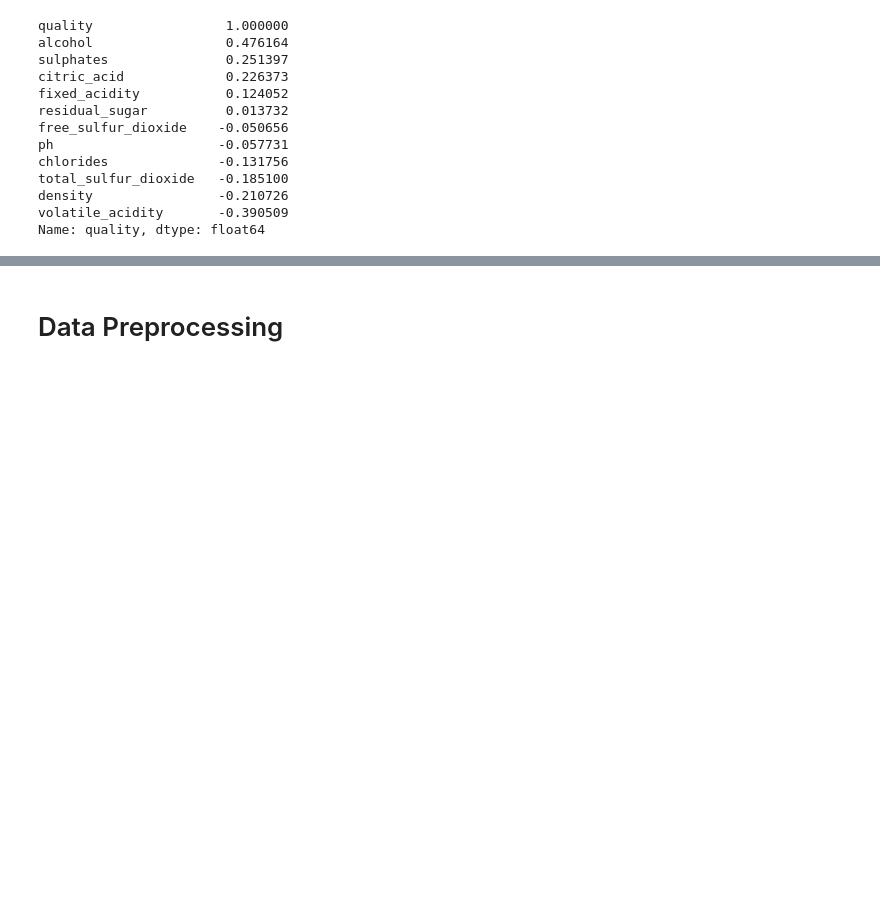
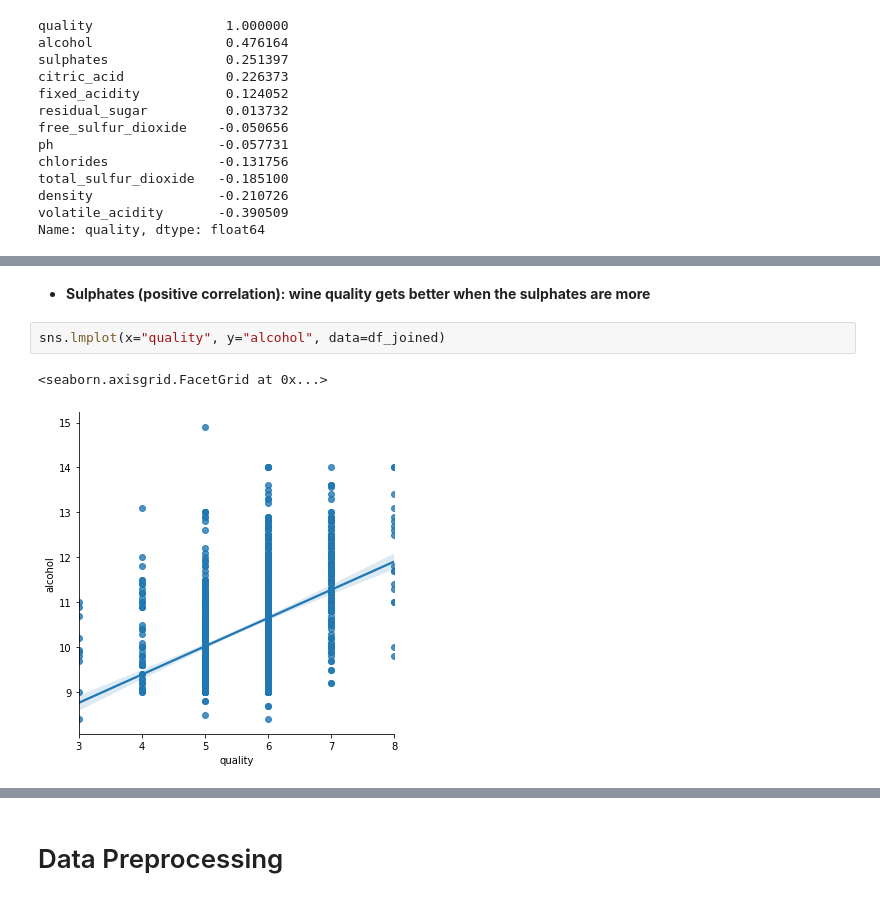
Before and after one commit to tiffanymykah/Portugal-Red-Wine, a Jupyter notebook: wine_euality_final_project.ipynb, the cells around one changed output, grey strips where cells are left out. Cells and saved outputs as stored; diff of their text form; blank space fills up the shorter version.

```diff
--- a/wine_euality_final_project.ipynb
+++ b/wine_euality_final_project.ipynb
@@ -209,0 +220,7 @@ sns.barplot(x='quality', y='volatile_acidity', data = df_joined)
+# %% [markdown]
+- **Sulphates (positive correlation): wine quality gets better when the sulphates are more**
+# %%
+sns.lmplot(x="quality", y="alcohol", data=df_joined)
+# %% [output]
+<seaborn.axisgrid.FacetGrid at 0x...>
+[figure, added]
```
Also changed, not shown: parts of 15 cells of this notebook.
